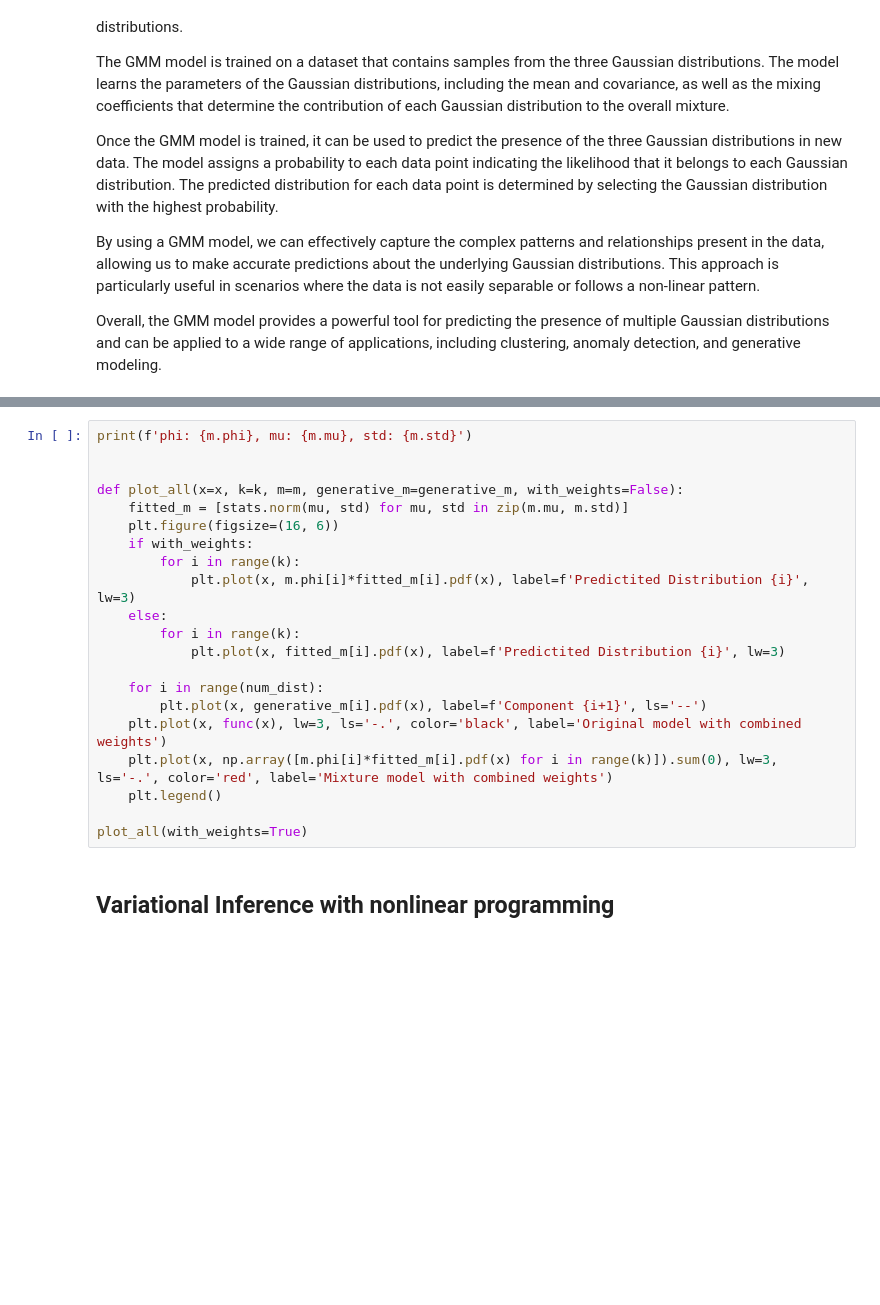
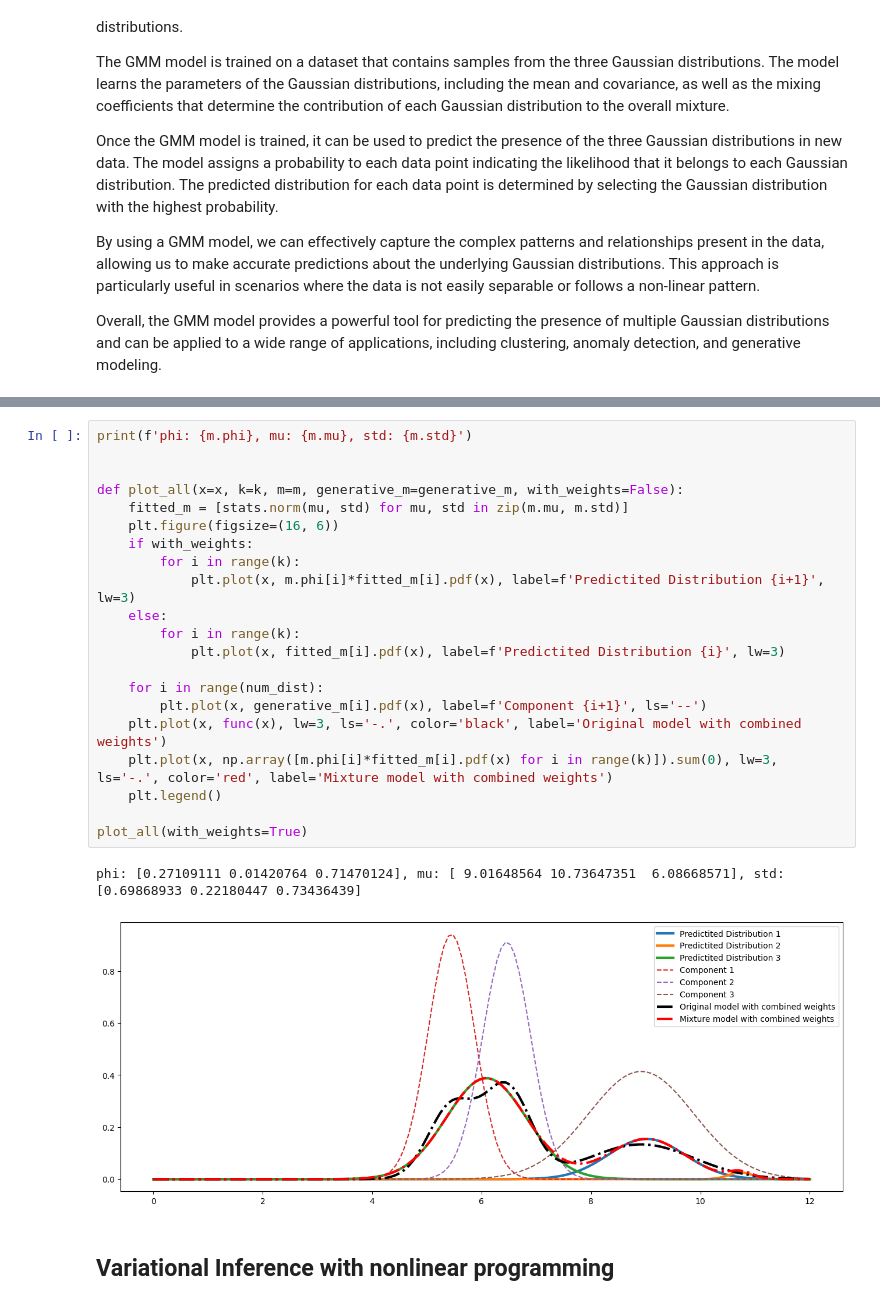
Before and after one commit to Chuanhuan/NTU-Classes, a Jupyter notebook: Nonlinear/Proj-GMM with nonlinear VI.ipynb, the cells around one changed output, grey strips where cells are left out. Saved outputs shown, nothing was run; the diff lists cells and outputs as text; blank space fills up the shorter version.

```diff
--- a/Nonlinear/Proj-GMM with nonlinear VI.ipynb
+++ b/Nonlinear/Proj-GMM with nonlinear VI.ipynb
@@ -88,24 +112,27 @@ m.fit(x_i)
 # %%
 print(f'phi: {m.phi}, mu: {m.mu}, std: {m.std}')
 
 
 def plot_all(x=x, k=k, m=m, generative_m=generative_m, with_weights=False):
     fitted_m = [stats.norm(mu, std) for mu, std in zip(m.mu, m.std)]
     plt.figure(figsize=(16, 6))
     if with_weights:
         for i in range(k):
-            plt.plot(x, m.phi[i]*fitted_m[i].pdf(x), label=f'Predictited Distribution {i}', lw=3)
+            plt.plot(x, m.phi[i]*fitted_m[i].pdf(x), label=f'Predictited Distribution {i+1}', lw=3)
     else:
         for i in range(k):
             plt.plot(x, fitted_m[i].pdf(x), label=f'Predictited Distribution {i}', lw=3)
 
     for i in range(num_dist):
         plt.plot(x, generative_m[i].pdf(x), label=f'Component {i+1}', ls='--')
     plt.plot(x, func(x), lw=3, ls='-.', color='black', label='Original model with combined weights')
     plt.plot(x, np.array([m.phi[i]*fitted_m[i].pdf(x) for i in range(k)]).sum(0), lw=3, ls='-.', color='red', label='Mixture model with combined weights')
     plt.legend()
 
 plot_all(with_weights=True)
+# %% [output]
+phi: [0.27109111 0.01420764 0.71470124], mu: [ 9.01648564 10.73647351  6.08668571], std: [0.69868933 0.22180447 0.73436439]
+[figure, added]
 # %% [markdown]
 ## Variational Inference with nonlinear programming
 # %%
```
Also changed, not shown: parts of 14 cells of this notebook, 2 other files.
